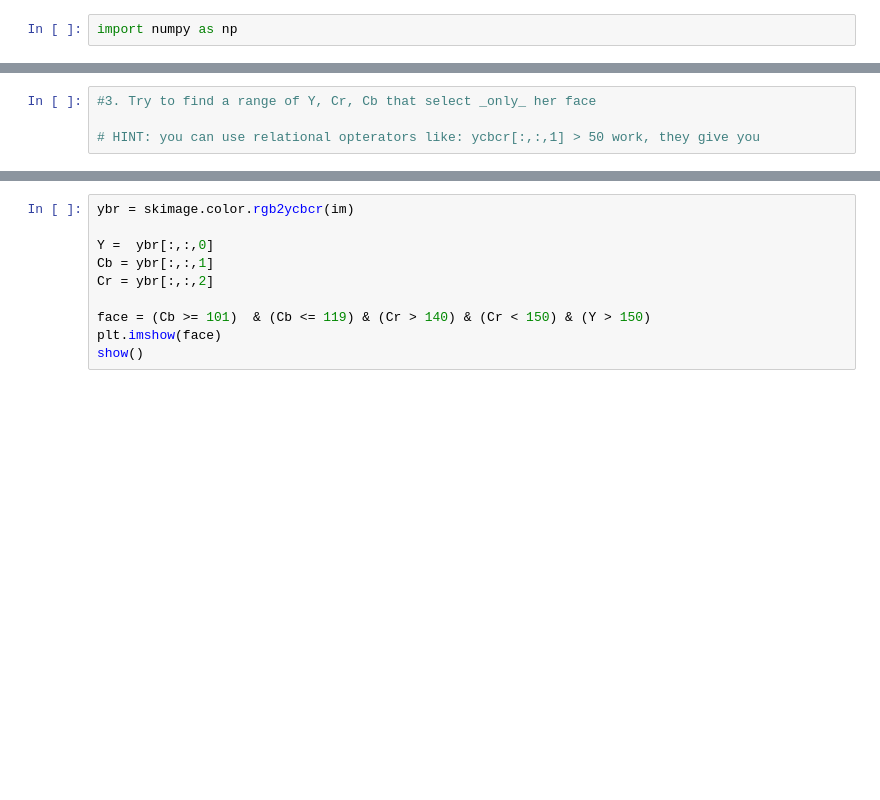
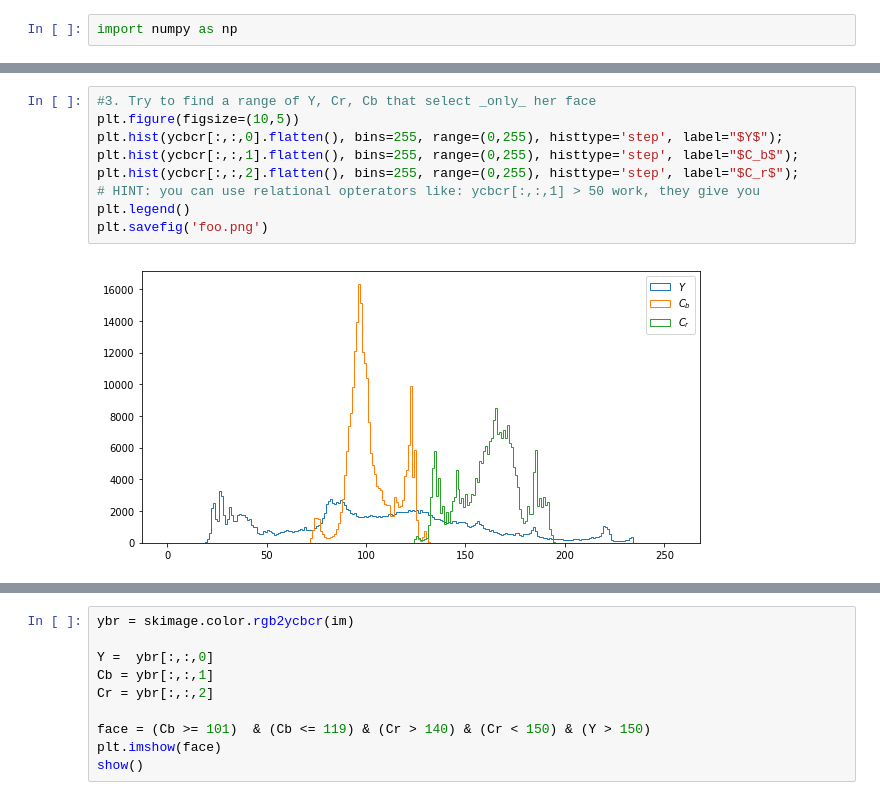
Before and after one commit to MU-CSE470/CSE470-Student, a Jupyter notebook: labs/lab-02/lab-02.ipynb, the cells around one changed output, grey strips where cells are left out. Drawn from its saved outputs; the diff is of its cells as text; blank space fills up the shorter version.

```diff
--- a/labs/lab-02/lab-02.ipynb
+++ b/labs/lab-02/lab-02.ipynb
@@ -50,4 +69,11 @@ plt.show()
 # %%
 #3. Try to find a range of Y, Cr, Cb that select _only_ her face
-
+plt.figure(figsize=(10,5))
+plt.hist(ycbcr[:,:,0].flatten(), bins=255, range=(0,255), histtype='step', label="$Y$");
+plt.hist(ycbcr[:,:,1].flatten(), bins=255, range=(0,255), histtype='step', label="$C_b$");
+plt.hist(ycbcr[:,:,2].flatten(), bins=255, range=(0,255), histtype='step', label="$C_r$");
 # HINT: you can use relational opterators like: ycbcr[:,:,1] > 50 work, they give you
+plt.legend()
+plt.savefig('foo.png')
+# %% [output]
+[figure, added]
```
Also changed, not shown: parts of 10 cells of this notebook, 3 other files.
